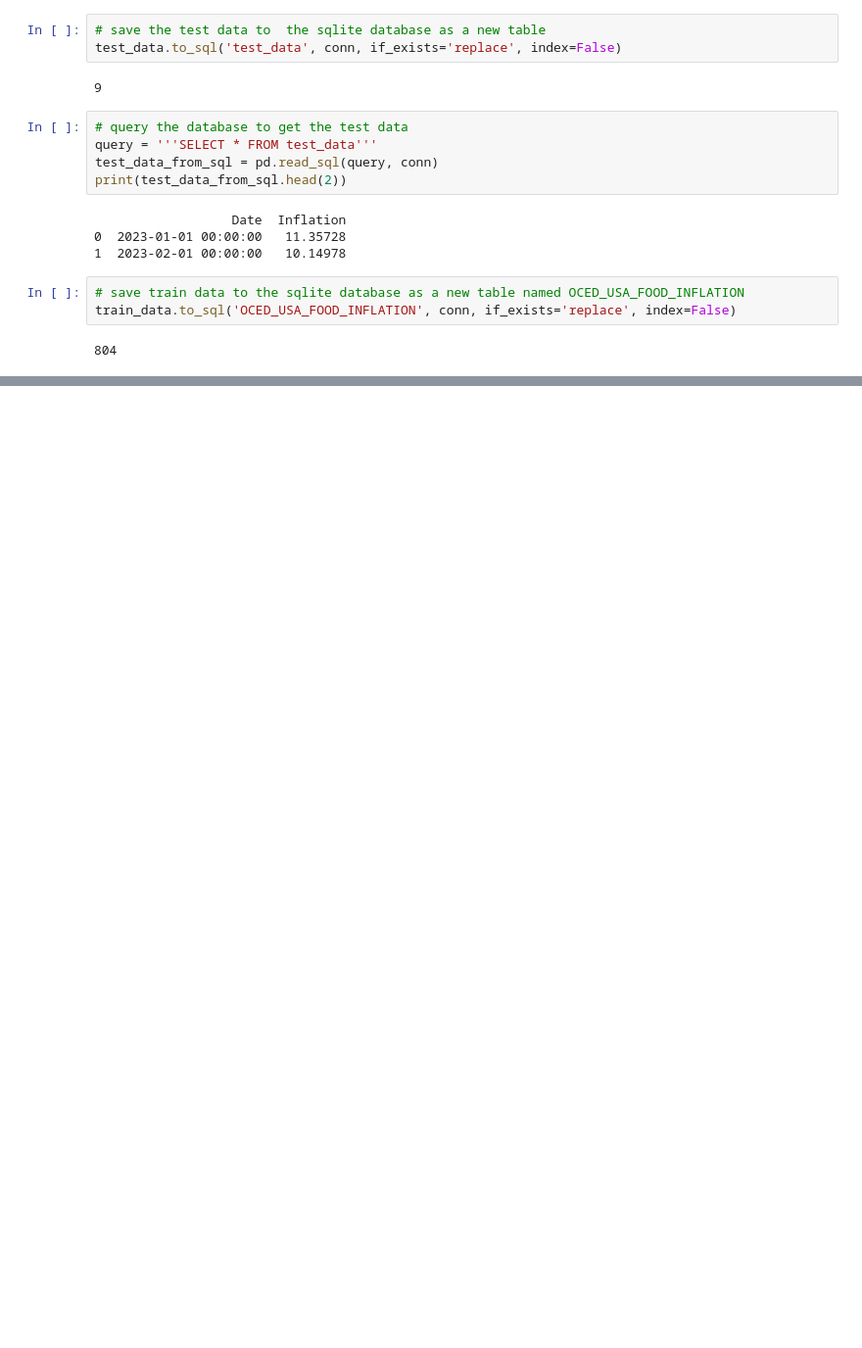
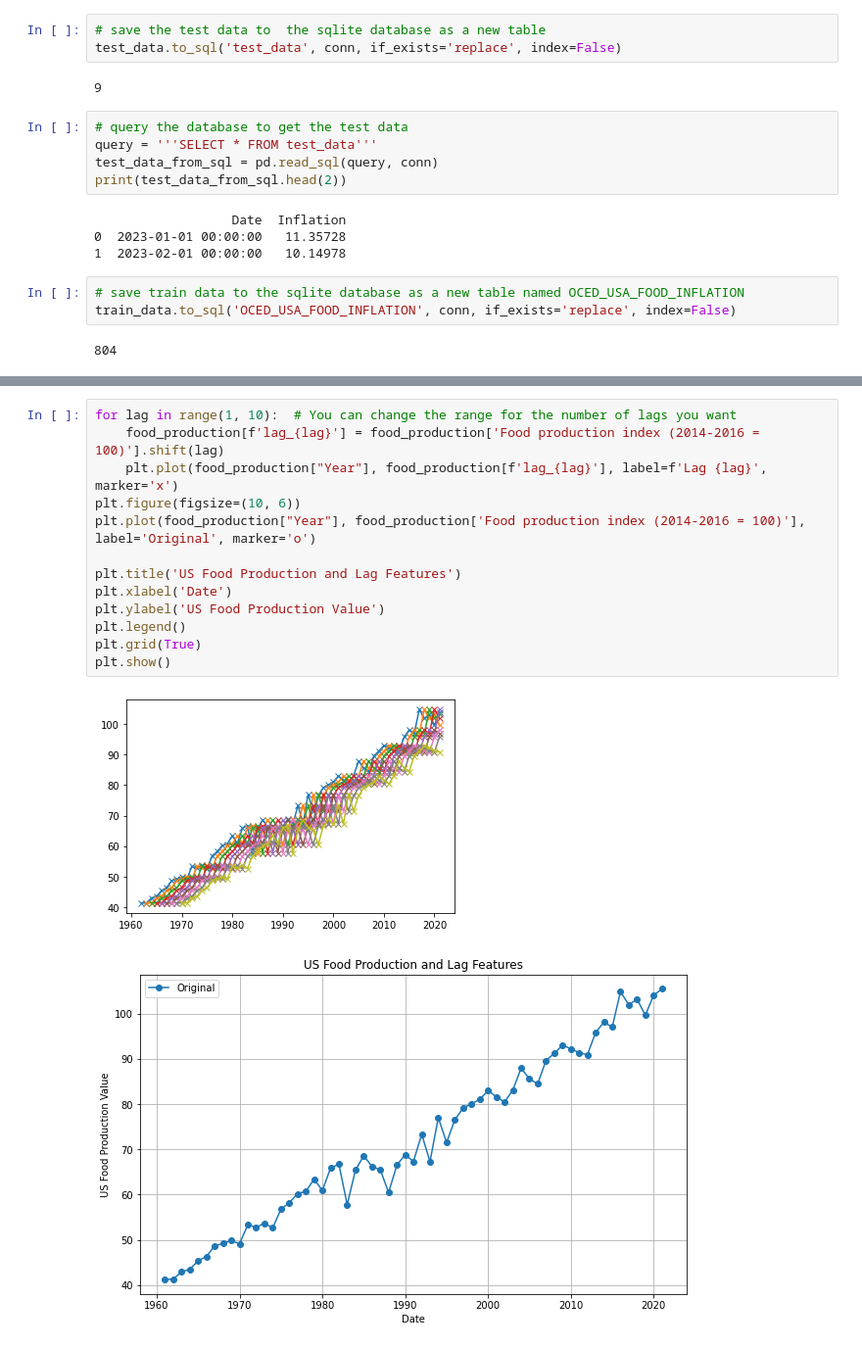
Before and after one commit to mkeohane01/food_inflation_analysis, a Jupyter notebook: notebooks/data_visualization.ipynb, the cells around one changed output, grey strips where cells are left out. Shown at 98% size. Cells and saved outputs as stored; diff of their text form; blank space fills up the shorter version.

```diff
--- a/notebooks/data_visualization.ipynb
+++ b/notebooks/data_visualization.ipynb
@@ -132,3 +137,19 @@ plt.xlabel("Year")
 Name: Year, Length: 61, dtype: datetime64[ns]
 Text(0.5, 0, 'Year')
 [figure]
+# %%
+for lag in range(1, 10):  # You can change the range for the number of lags you want
+    food_production[f'lag_{lag}'] = food_production['Food production index (2014-2016 = 100)'].shift(lag)
+    plt.plot(food_production["Year"], food_production[f'lag_{lag}'], label=f'Lag {lag}', marker='x')
+plt.figure(figsize=(10, 6))
+plt.plot(food_production["Year"], food_production['Food production index (2014-2016 = 100)'], label='Original', marker='o')
+
+plt.title('US Food Production and Lag Features')
+plt.xlabel('Date')
+plt.ylabel('US Food Production Value')
+plt.legend()
+plt.grid(True)
+plt.show()
+# %% [output]
+[figure, added]
+[figure, added]
```
Also changed, not shown: parts of 5 cells of this notebook.
